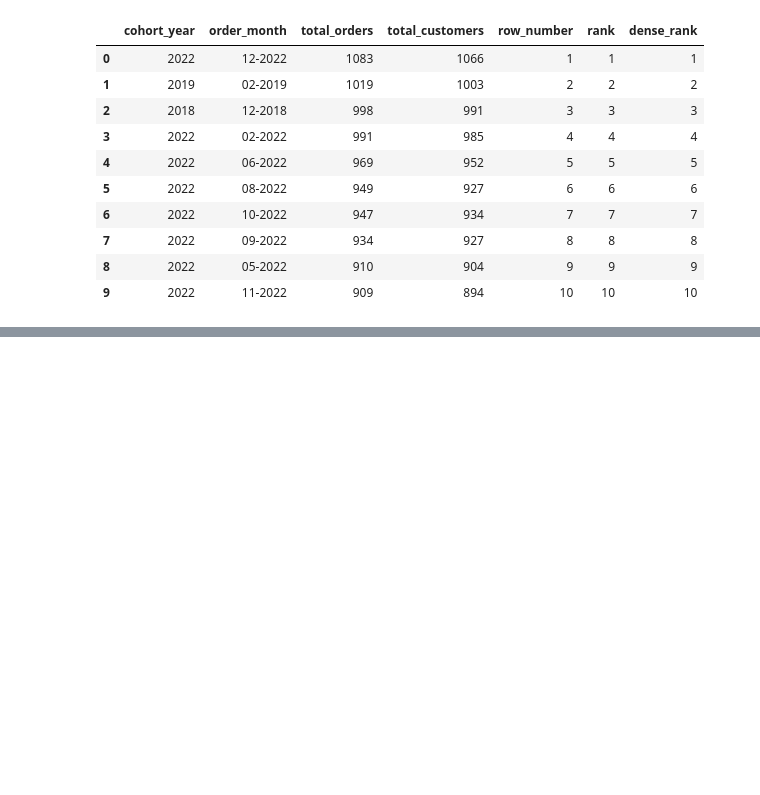
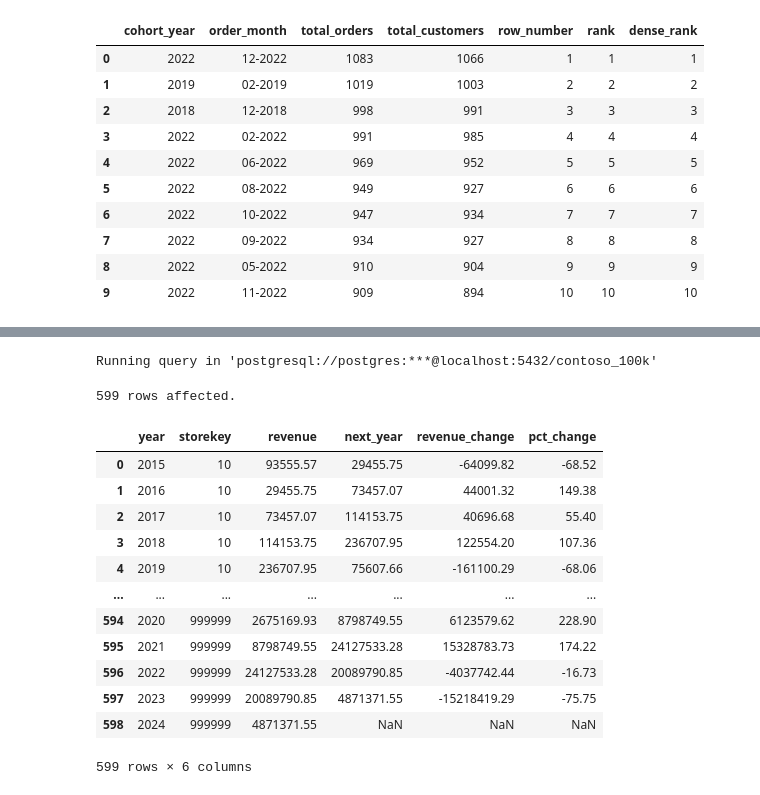
Before and after one commit to Du6eniuk/Du6eniuk, a Jupyter notebook: 0_Intro/2_Colab_Notebooks.ipynb, the cells around one changed output, grey strips where cells are left out. Cells and saved outputs as stored; diff of their text form; code cells hidden in the pictures; blank space fills up the shorter version.

```diff
--- a/0_Intro/2_Colab_Notebooks.ipynb
+++ b/0_Intro/2_Colab_Notebooks.ipynb
@@ -1466,0 +1533,32 @@ Running query in 'postgresql://postgres:***@localhost:5432/contoso_100k'
+# %%
+# Store Revenue Trends (3.4.3) - Problem
+# Analyze how each store's total revenue has changed year over year, allowing you to identify growth or decline patterns across time.
+%%sql
+
+WITH revenue_store_year AS (SELECT EXTRACT(YEAR FROM orderdate) AS year,
+storekey,
+SUM(quantity * netprice * exchangerate) AS revenue
+FROM sales
+GROUP BY 1, 2)
+
+SELECT *,
+LEAD(revenue) OVER(PARTITION BY storekey ORDER BY year) as next_year,
+LEAD(revenue) OVER(PARTITION BY storekey ORDER BY year) - revenue AS revenue_change,
+100 * (LEAD(revenue) OVER(PARTITION BY storekey ORDER BY year) - revenue) / revenue AS pct_change # messed up the denominator here. Was deviding by next year.
+FROM revenue_store_year
+# %% [output]
+Running query in 'postgresql://postgres:***@localhost:5432/contoso_100k'
+599 rows affected.
+|  | year | storekey | revenue | next_year | revenue_change | pct_change |
+| 0 | 2015 | 10 | 93555.57 | 29455.75 | -64099.82 | -68.52 |
+| 1 | 2016 | 10 | 29455.75 | 73457.07 | 44001.32 | 149.38 |
+| 2 | 2017 | 10 | 73457.07 | 114153.75 | 40696.68 | 55.40 |
+| 3 | 2018 | 10 | 114153.75 | 236707.95 | 122554.20 | 107.36 |
+| 4 | 2019 | 10 | 236707.95 | 75607.66 | -161100.29 | -68.06 |
+| ... | ... | ... | ... | ... | ... | ... |
+| 594 | 2020 | 999999 | 2675169.93 | 8798749.55 | 6123579.62 | 228.90 |
+| 595 | 2021 | 999999 | 8798749.55 | 24127533.28 | 15328783.73 | 174.22 |
+| 596 | 2022 | 999999 | 24127533.28 | 20089790.85 | -4037742.44 | -16.73 |
+| 597 | 2023 | 999999 | 20089790.85 | 4871371.55 | -15218419.29 | -75.75 |
+| 598 | 2024 | 999999 | 4871371.55 | NaN | NaN | NaN |
+599 rows × 6 columns
```
Also changed, not shown: parts of 10 cells of this notebook.
